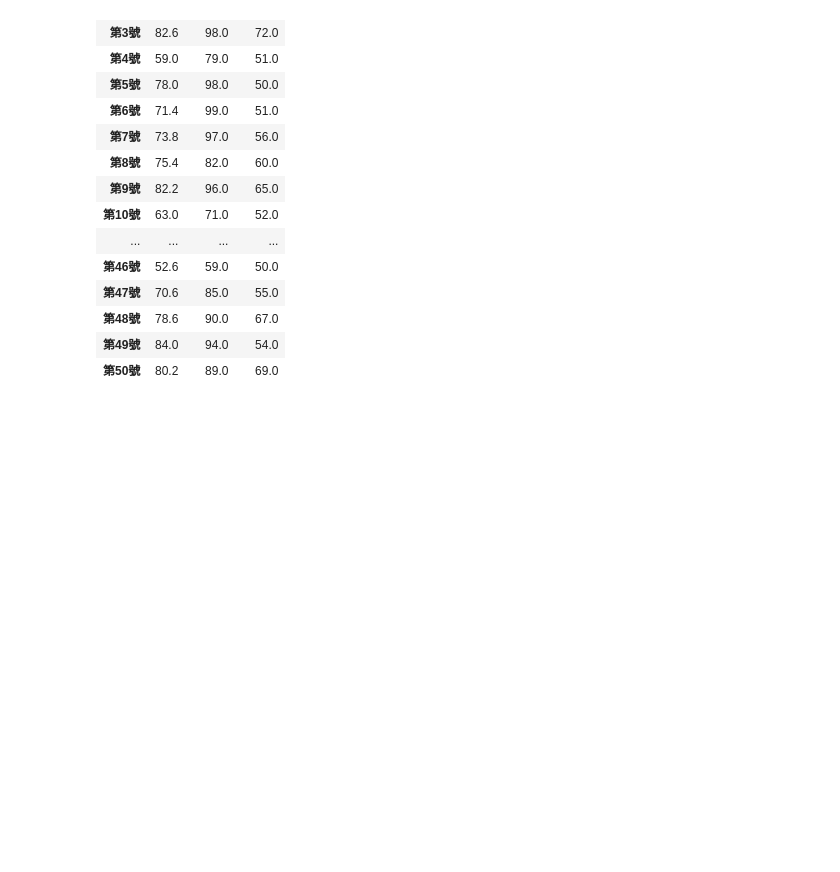
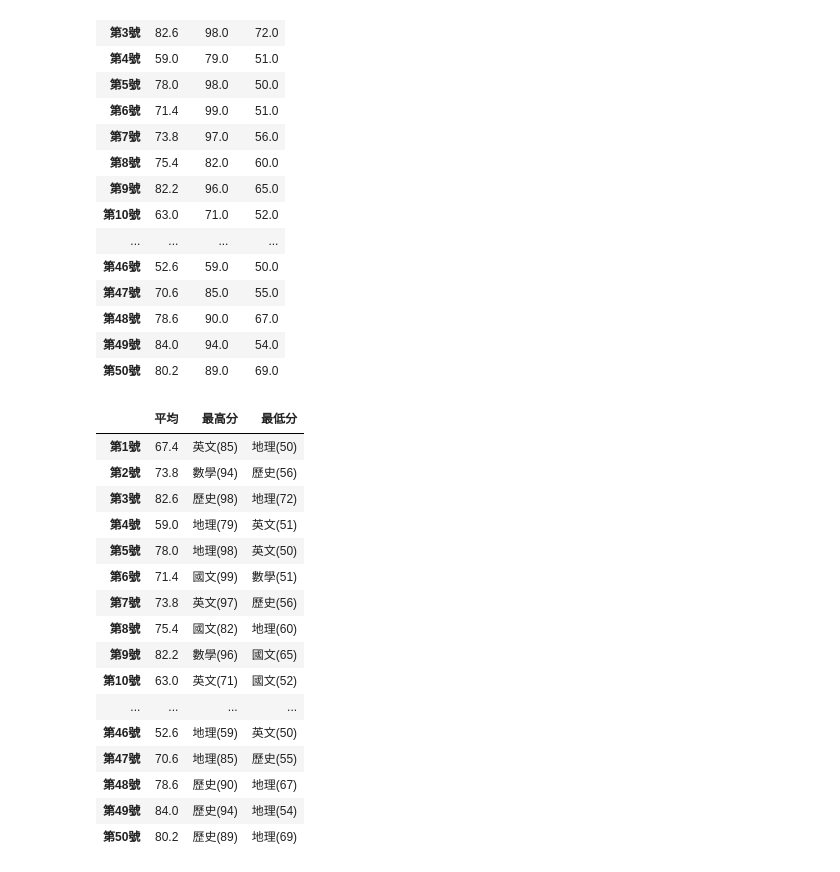
Before and after one commit to charlywang11/2024_05_05_sunday, a Jupyter notebook: lesson18/lesson18_4.ipynb, the cells around one changed output. Drawn from its saved outputs; the diff is of its cells as text; code cells hidden in the pictures; blank space fills up the shorter version.

```diff
--- a/lesson18/lesson18_4.ipynb
+++ b/lesson18/lesson18_4.ipynb
@@ -43,3 +60,28 @@ stu.apply(efg,axis=1)
 | 第48號 | 78.6 | 90.0 | 67.0 |
 | 第49號 | 84.0 | 94.0 | 54.0 |
 | 第50號 | 80.2 | 89.0 | 69.0 |
+# %%
+def efg(s) -> pd.Series: #return series
+    max_name = s[s == s.max()].index.values.tolist()[0]
+    min_name = s[s == s.min()].index.values.tolist()[0]
+    return pd.Series([s.mean(),f'{max_name}({s.max()})',f'{min_name}({s.min()})'],
+                     index=['平均',"最高分","最低分"])
+stu.apply(efg,axis=1)
+# %% [output]
+|  | 平均 | 最高分 | 最低分 |
+| 第1號 | 67.4 | 英文(85) | 地理(50) |
+| 第2號 | 73.8 | 數學(94) | 歷史(56) |
+| 第3號 | 82.6 | 歷史(98) | 地理(72) |
+| 第4號 | 59.0 | 地理(79) | 英文(51) |
+| 第5號 | 78.0 | 地理(98) | 英文(50) |
+| 第6號 | 71.4 | 國文(99) | 數學(51) |
+| 第7號 | 73.8 | 英文(97) | 歷史(56) |
+| 第8號 | 75.4 | 國文(82) | 地理(60) |
+| 第9號 | 82.2 | 數學(96) | 國文(65) |
+| 第10號 | 63.0 | 英文(71) | 國文(52) |
+| ... | ... | ... | ... |
+| 第46號 | 52.6 | 地理(59) | 英文(50) |
+| 第47號 | 70.6 | 地理(85) | 歷史(55) |
+| 第48號 | 78.6 | 歷史(90) | 地理(67) |
+| 第49號 | 84.0 | 歷史(94) | 地理(54) |
+| 第50號 | 80.2 | 歷史(89) | 地理(69) |
```
Also changed, not shown: parts of 7 cells of this notebook.
